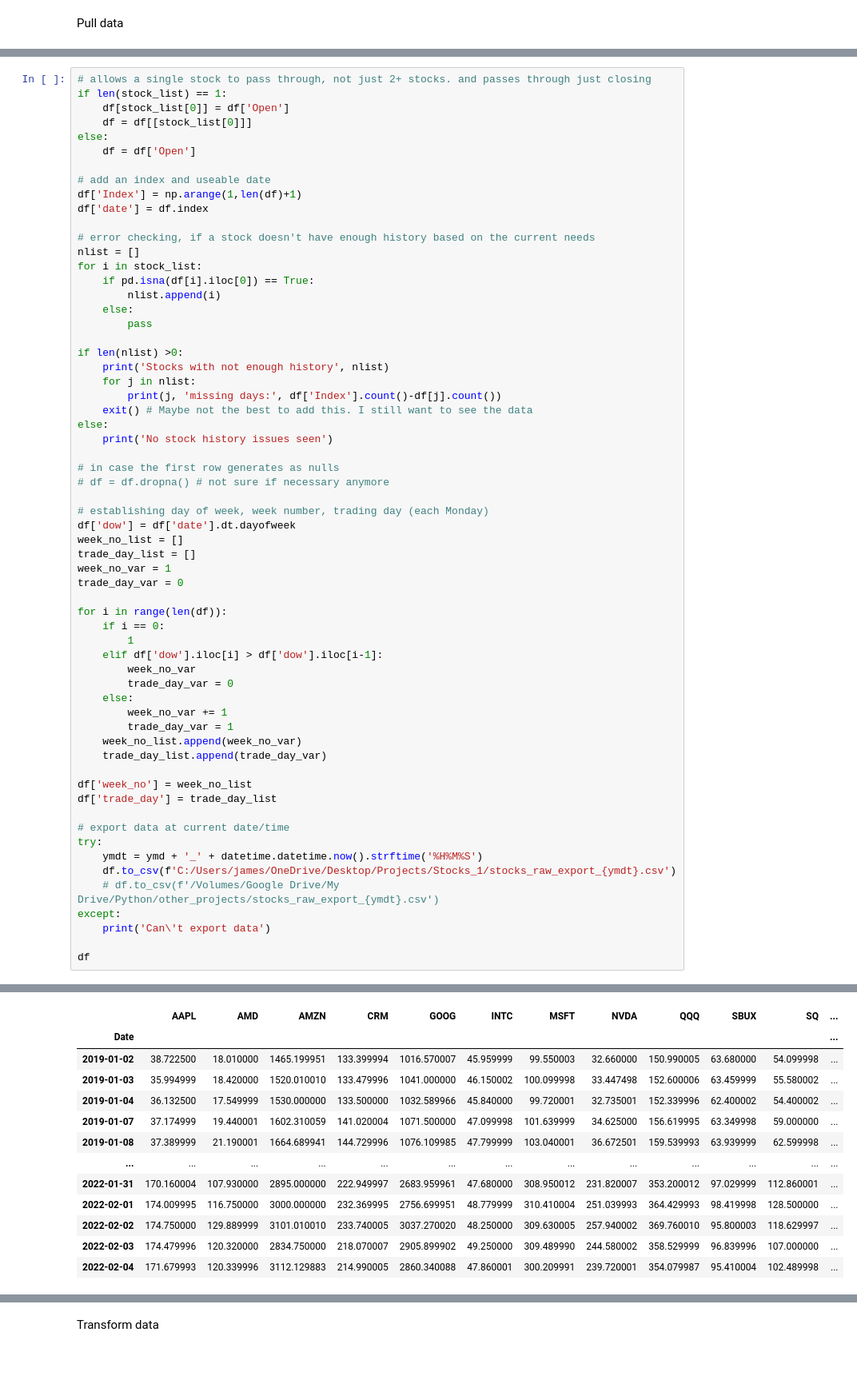
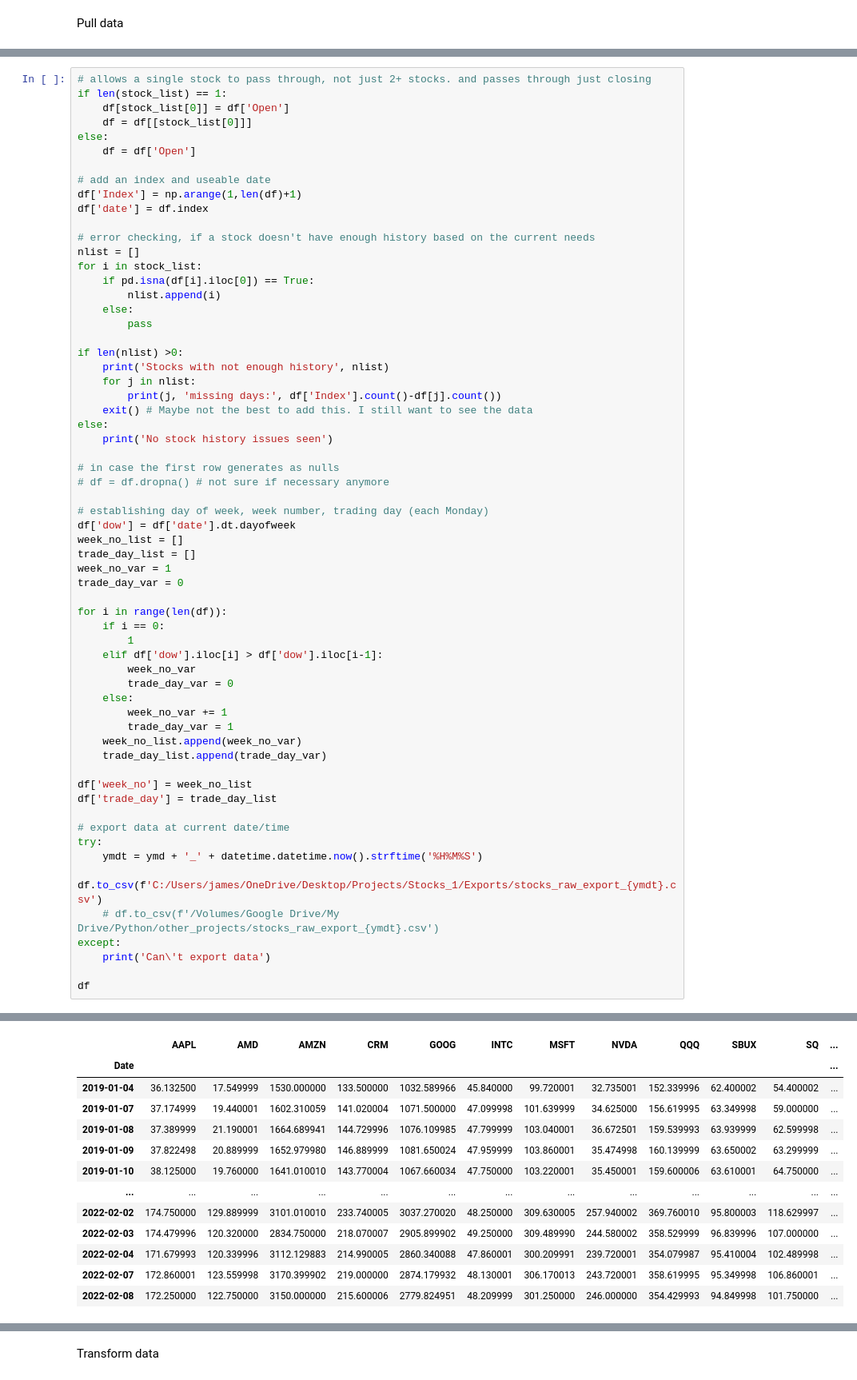
Before and after one commit to applewjr/Stock_Projects, a Jupyter notebook: pred_open.ipynb, the cells around one changed output, grey strips where cells are left out. Shown at 80% size. Saved outputs shown, nothing was run; the diff lists cells and outputs as text.

```diff
--- a/pred_open.ipynb
+++ b/pred_open.ipynb
@@ -365,45 +394,45 @@ trade_day_list = []
 week_no_var = 1
 trade_day_var = 0
 
 for i in range(len(df)):
     if i == 0:
         1
     elif df['dow'].iloc[i] > df['dow'].iloc[i-1]:
         week_no_var
         trade_day_var = 0
     else:
         week_no_var += 1
         trade_day_var = 1
     week_no_list.append(week_no_var)
     trade_day_list.append(trade_day_var)
 
 df['week_no'] = week_no_list
 df['trade_day'] = trade_day_list
 
 # export data at current date/time
 try:
     ymdt = ymd + '_' + datetime.datetime.now().strftime('%H%M%S')
-    df.to_csv(f'C:/Users/james/OneDrive/Desktop/Projects/Stocks_1/stocks_raw_export_{ymdt}.csv')
+    df.to_csv(f'C:/Users/james/OneDrive/Desktop/Projects/Stocks_1/Exports/stocks_raw_export_{ymdt}.csv')
     # df.to_csv(f'/Volumes/Google Drive/My Drive/Python/other_projects/stocks_raw_export_{ymdt}.csv')
 except:
     print('Can\'t export data')
 
 df
 # %% [output]
 No stock history issues seen
 |  | AAPL | AMD | AMZN | CRM | GOOG | INTC | MSFT | NVDA | QQQ | SBUX | SQ | ... |
 | Date |  |  |  |  |  |  |  |  |  |  |  | ... |
-| 2019-01-02 | 38.722500 | 18.010000 | 1465.199951 | 133.399994 | 1016.570007 | 45.959999 | 99.550003 | 32.660000 | 150.990005 | 63.680000 | 54.099998 | ... |
-| 2019-01-03 | 35.994999 | 18.420000 | 1520.010010 | 133.479996 | 1041.000000 | 46.150002 | 100.099998 | 33.447498 | 152.600006 | 63.459999 | 55.580002 | ... |
 | 2019-01-04 | 36.132500 | 17.549999 | 1530.000000 | 133.500000 | 1032.589966 | 45.840000 | 99.720001 | 32.735001 | 152.339996 | 62.400002 | 54.400002 | ... |
 | 2019-01-07 | 37.174999 | 19.440001 | 1602.310059 | 141.020004 | 1071.500000 | 47.099998 | 101.639999 | 34.625000 | 156.619995 | 63.349998 | 59.000000 | ... |
 | 2019-01-08 | 37.389999 | 21.190001 | 1664.689941 | 144.729996 | 1076.109985 | 47.799999 | 103.040001 | 36.672501 | 159.539993 | 63.939999 | 62.599998 | ... |
+| 2019-01-09 | 37.822498 | 20.889999 | 1652.979980 | 146.889999 | 1081.650024 | 47.959999 | 103.860001 | 35.474998 | 160.139999 | 63.650002 | 63.299999 | ... |
+| 2019-01-10 | 38.125000 | 19.760000 | 1641.010010 | 143.770004 | 1067.660034 | 47.750000 | 103.220001 | 35.450001 | 159.600006 | 63.610001 | 64.750000 | ... |
 | ... | ... | ... | ... | ... | ... | ... | ... | ... | ... | ... | ... | ... |
-| 2022-01-31 | 170.160004 | 107.930000 | 2895.000000 | 222.949997 | 2683.959961 | 47.680000 | 308.950012 | 231.820007 | 353.200012 | 97.029999 | 112.860001 | ... |
-| 2022-02-01 | 174.009995 | 116.750000 | 3000.000000 | 232.369995 | 2756.699951 | 48.779999 | 310.410004 | 251.039993 | 364.429993 | 98.419998 | 128.500000 | ... |
 | 2022-02-02 | 174.750000 | 129.889999 | 3101.010010 | 233.740005 | 3037.270020 | 48.250000 | 309.630005 | 257.940002 | 369.760010 | 95.800003 | 118.629997 | ... |
 | 2022-02-03 | 174.479996 | 120.320000 | 2834.750000 | 218.070007 | 2905.899902 | 49.250000 | 309.489990 | 244.580002 | 358.529999 | 96.839996 | 107.000000 | ... |
 | 2022-02-04 | 171.679993 | 120.339996 | 3112.129883 | 214.990005 | 2860.340088 | 47.860001 | 300.209991 | 239.720001 | 354.079987 | 95.410004 | 102.489998 | ... |
+| 2022-02-07 | 172.860001 | 123.559998 | 3170.399902 | 219.000000 | 2874.179932 | 48.130001 | 306.170013 | 243.720001 | 358.619995 | 95.349998 | 106.860001 | ... |
+| 2022-02-08 | 172.250000 | 122.750000 | 3150.000000 | 215.600006 | 2779.824951 | 48.209999 | 301.250000 | 246.000000 | 354.429993 | 94.849998 | 101.750000 | ... |
 781 rows × 18 columns
 # %%
 # make a list of indices that are the Mondays where the trade should take place
```
Also changed, not shown: parts of 34 cells of this notebook.
